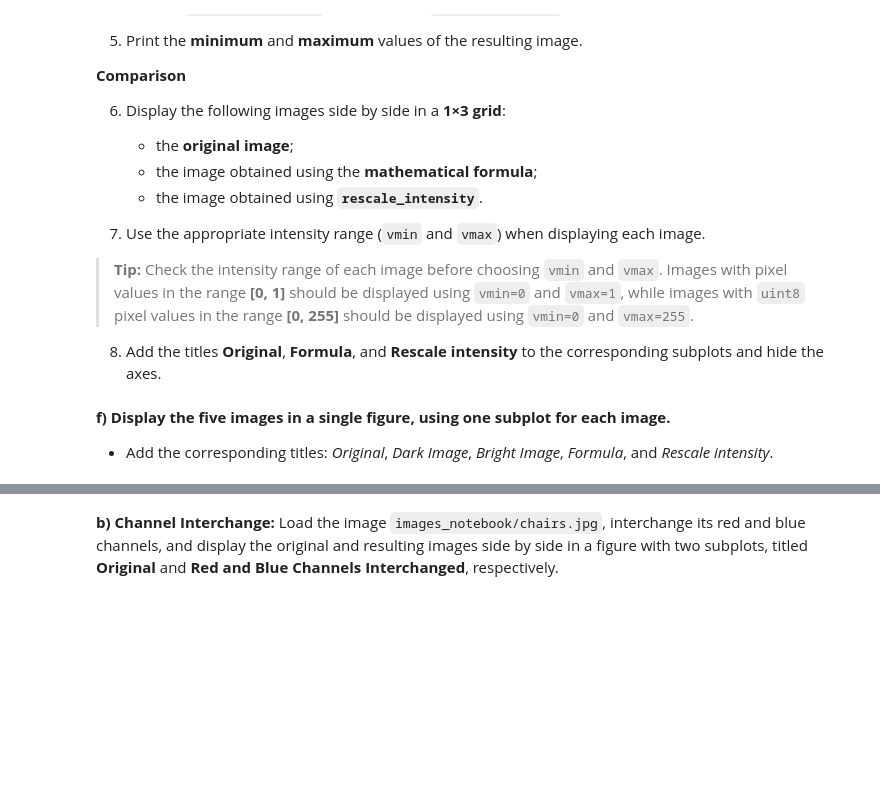
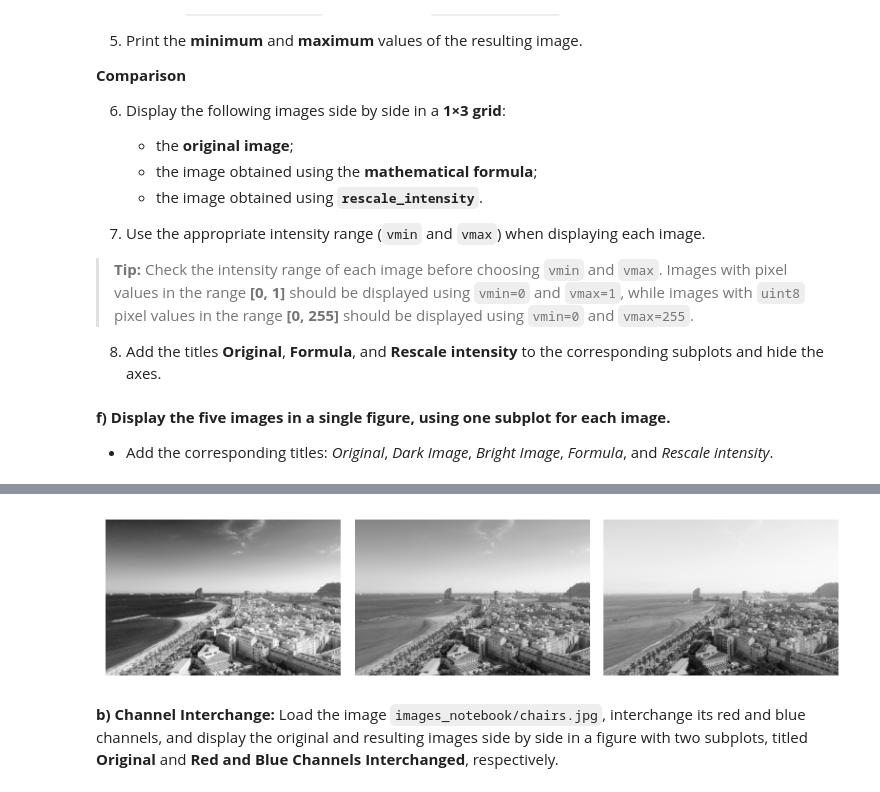
Before and after one commit to TonMartin777/Artificial-Vision, a Jupyter notebook: p1_material/2026_ComputerVision_P1.ipynb, the cells around one changed output, grey strips where cells are left out. Drawn from its saved outputs; the diff is of its cells as text; code cells hidden in the pictures; blank space fills up the shorter version.

```diff
--- a/p1_material/2026_ComputerVision_P1.ipynb
+++ b/p1_material/2026_ComputerVision_P1.ipynb
@@ -534,2 +532,31 @@ Follow these steps:
+# %%
+barcelona = mpimg.imread("images_notebook/barcelona.jpg")
+
+barcelona_r = barcelona[:,:,0]
+barcelona_g = barcelona[:,:,1]
+barcelona_b = barcelona[:,:,2]
+
+# Create Figure with 3 Subplots
+fig = plt.figure(figsize=(8, 4)) # Create a figure with 1 row and 3 columns
+
+# First subplot
+fig.add_subplot(1, 3, 1)
+plt.imshow(barcelona_r, cmap='gray')
+plt.axis('off')
+
+# Second subplot
+fig.add_subplot(1, 3, 2)
+plt.imshow(barcelona_g, cmap='gray')
+plt.axis('off')
+
+# Third subplot
+fig.add_subplot(1, 3, 3)
+plt.imshow(barcelona_b, cmap='gray')
+plt.axis('off')
+
+plt.tight_layout()
+plt.show()
+# %% [output]
+[figure, added]
 # %% [markdown]
 **b) Channel Interchange:** Load the image `images_notebook/chairs.jpg`, interchange its red and blue channels, and display the original and resulting images side by side in a figure with two subplots, titled **Original** and **Red and Blue Channels Interchanged**, respectively.
```
Also changed, not shown: parts of 11 cells of this notebook, 4 other files.
